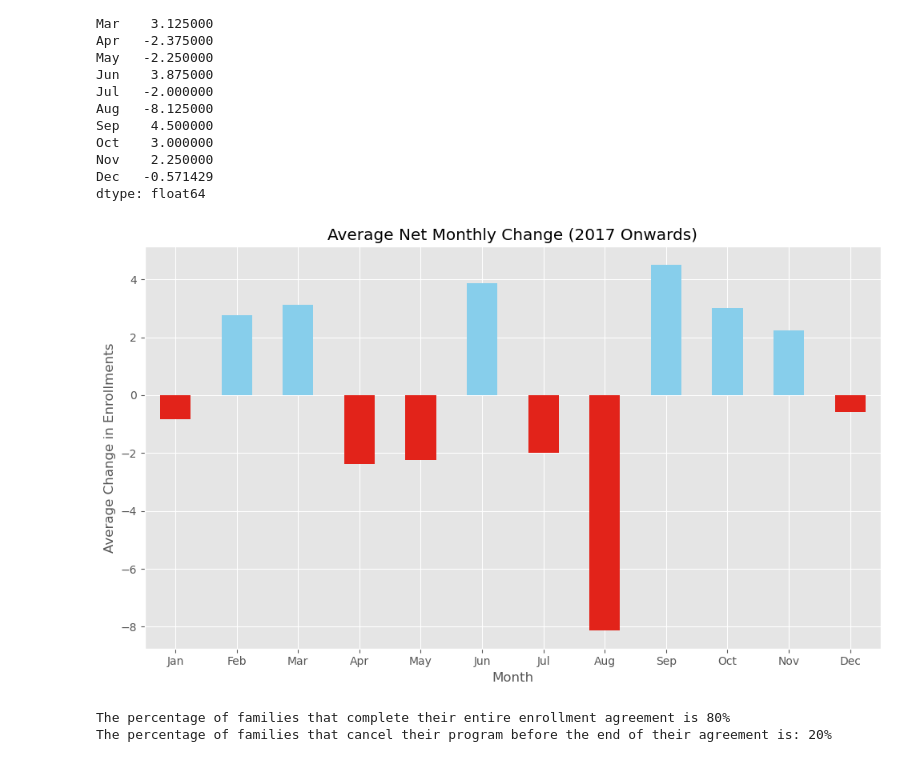
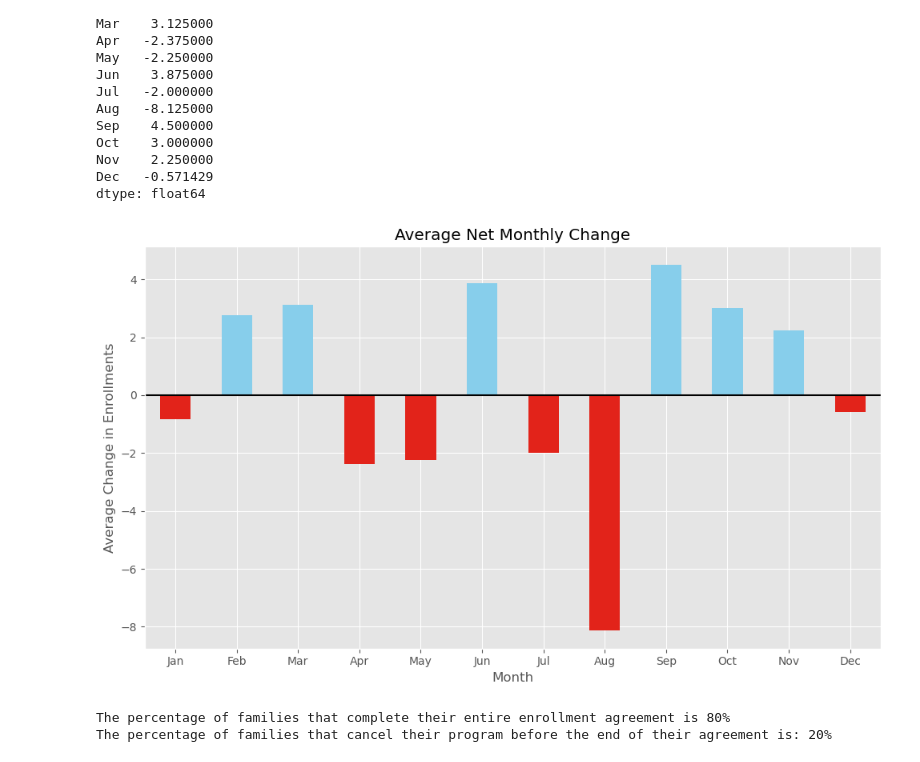
Before and after one commit to elijahlopez94/trends_in_supplemental_education_program, a Jupyter notebook: eda_notebook.ipynb, the cells around one changed output. Saved outputs shown, nothing was run; the diff lists cells and outputs as text; code cells hidden in the pictures.

```diff
--- a/eda_notebook.ipynb
+++ b/eda_notebook.ipynb
@@ -11,3 +13,12 @@ Author: Elijah Lopez
+# %%
+# Leads
+leads_location = 'data/location_1/leads.csv'
+
+# Accounts
+accounts_location = 'data/location_1/accounts.csv'
+
+# Assessment Progress
+assessment_progress_location = 'data/location_1/assessment_progress.csv'
 # %% [markdown]
 ### Imports
 # %%
@@ -531,6 +673,8 @@ ___
 ### Accounts
 # %%
 # Inspect contents
+accounts = pd.read_csv(accounts_location)
+accounts = standardize_columns(accounts)
 accounts.head()
 # %% [output]
 |  | grade | status | membership_type | primary_enrollment_start | primary_enrollment_end | enrollment_contract_length | ... |
@@ -1119,17 +1263,18 @@ dtype: float64
 # %%
 # Plot
 plt.figure(figsize=(10, 6))
 colors = ['#E2231A' if value < 0 else 'skyblue' for value in net_monthly_change]
 net_monthly_change.plot(kind='bar', color=colors, legend=False)
 
 # Add title and labels
-plt.title('Average Net Monthly Change (2017 Onwards)')
+plt.title('Average Net Monthly Change')
 plt.xlabel('Month')
 plt.ylabel('Average Change in Enrollments')
 plt.xticks(rotation=0)
+plt.axhline(0, color='black')  # Add a reference line at 0
 plt.tight_layout();
 # %% [output]
-[figure, old version]
+[figure, new version]
 # %%
 # Percentage of families that cancel before they complete their agreement
 early_cancel = accounts.loc[accounts['enrollment_length_of_stay'] < accounts['enrollment_contract_length']]
```
Also changed, not shown: parts of 97 cells of this notebook.
